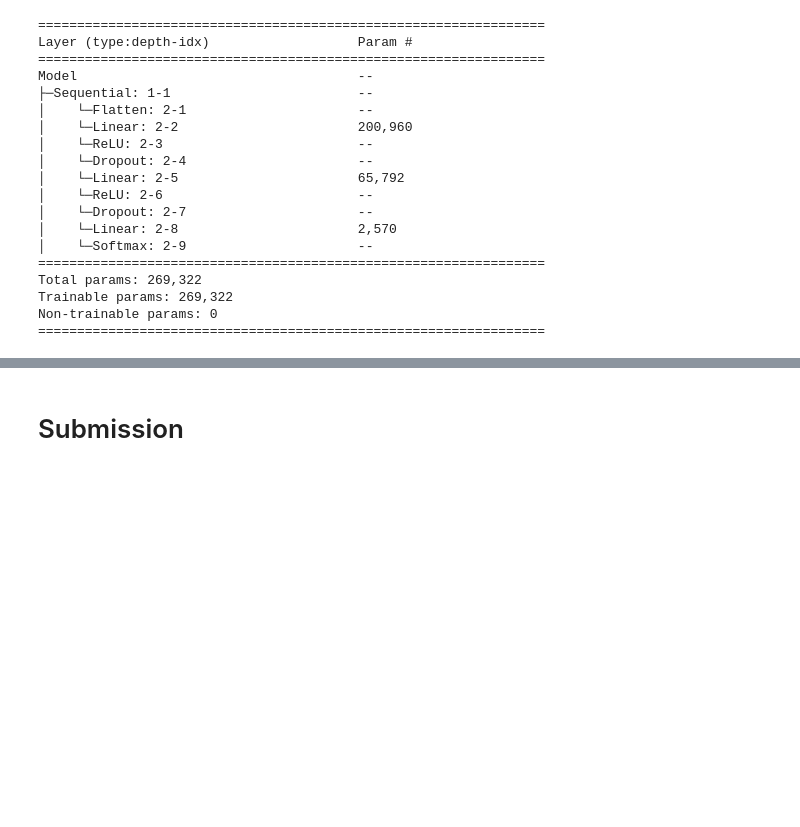
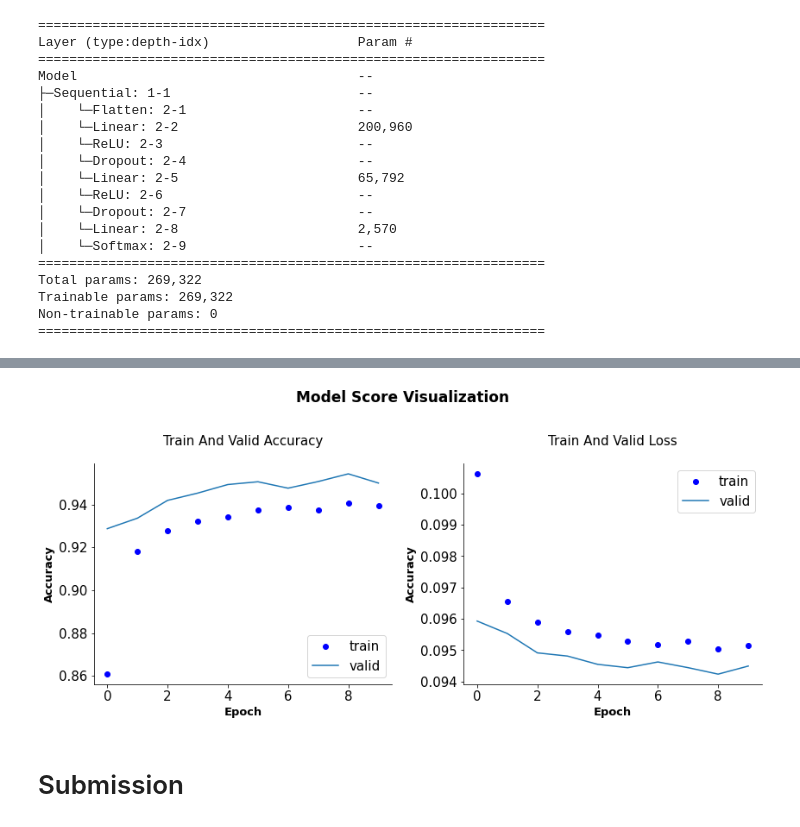
Before and after one commit to denis-spe/Digit-Recognization, a Jupyter notebook: digit_recognization_pytorch.ipynb, the cells around one changed output, grey strips where cells are left out. Cells and saved outputs as stored; diff of their text form; code cells hidden in the pictures; blank space fills up the shorter version.

Commit message:
Completed the modification of the model and evaluation

```diff
--- a/digit_recognization_pytorch.ipynb
+++ b/digit_recognization_pytorch.ipynb
@@ -56,8 +56,8 @@ Using cuda
 # %% [markdown]
 <h3 style="font-size: 20px;">Setting the variable to be used in model building and training</h3>
 # %%
-BATCH_SIZE=64
-EPOCHS = 3
+BATCH_SIZE=16
+EPOCHS = 10
 LEARNING_RATE = 1e-3
 # %% [markdown]
 <h2 style="font-size: 20px;">Above Data</h2>
@@ -337,7 +337,7 @@ class Model(nn.Module):
             # Add every accuracy on total_acc
             total_acc += (predict == y).sum().item()
 
-            if batch % 32 == 0:
+            if batch % 100 == 0:
                 print(".", end=" ")
                 current += (batch / size)
 
@@ -508,5 +508,5 @@ model.compile(
     loss=nn.CrossEntropyLoss()
     )
 # %%
-history = model.fit(train_dataloader, epochs=5, validation_data=valid_dataloader)
+history = model.fit(train_dataloader, epochs=EPOCHS, validation_data=valid_dataloader)
 # %% [output]
@@ -523,34 +540,36 @@ Epoch 5/5
 # %%
 def plot_metrics(history: Dict, n_epoch: int) -> plt.figure:
     """
     Return matplotlib figure with accuracy score
     and loss score visualization
     parameter:
     -----------------------
     :param history, Dictionary with model loss and accuracy:
     :return plt.figure with subplots of train and validation score:
     """
     fig, ax = plt.subplots(1, 2, figsize=(12, 5))
     epochs = list(range(n_epoch))
     ax[0].plot(epochs, history["acc"], "ob")
     ax[0].plot(epochs, history["val_acc"])
 
     ax[1].plot(epochs, history["loss"], "ob")
     ax[1].plot(epochs, history["val_loss"])
 
     for i in range(2):
         ax[i].set_ylabel(f"Accuracy")
         ax[i].set_xlabel("Epoch")
 
         # Hide the right and top spines
         ax[i].spines['right'].set_visible(False)
         ax[i].spines['top'].set_visible(False)
         ax[i].legend(["train", "valid"])
 
     ax[0].set_title(f"Train And Valid Accuracy".title(), weight=500, y=1.06, size=15)
     ax[1].set_title(f"Train And Valid loss".title(), weight=500, y=1.06, size=15)
     fig.suptitle("Model Score Visualization", y=1.1, weight=800, size=17)
-plot_metrics(history, 20)
+plot_metrics(history, n_epoch=EPOCHS)
+# %% [output]
+[figure, added]
 # %% [markdown]
 # Submission
 # %%
```
Also changed, not shown: parts of 5 cells of this notebook.
